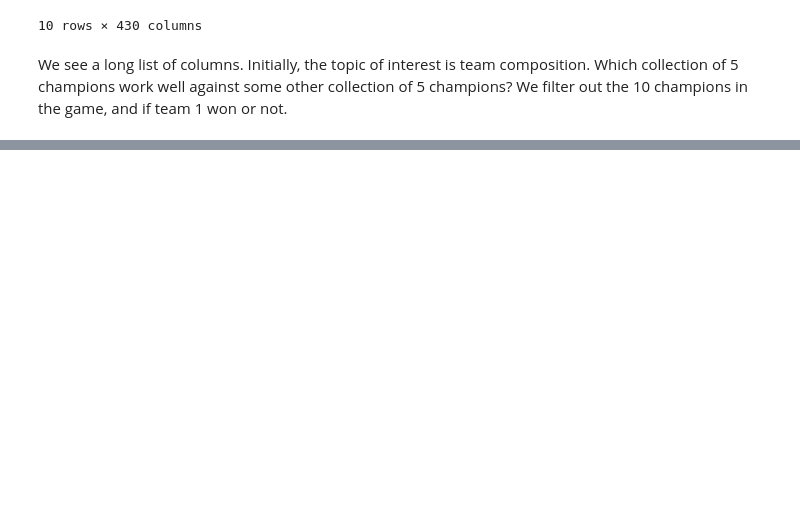
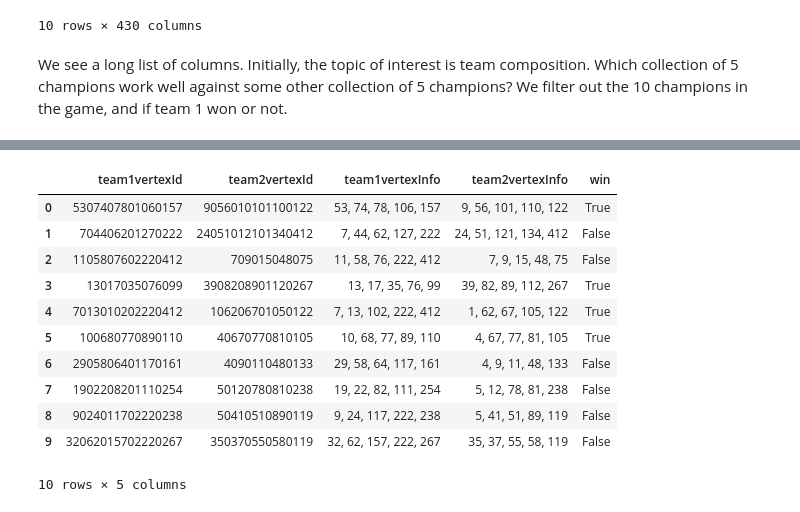
Before and after one commit to alechoey/trLOLing, a Jupyter notebook: analysis/final_project.ipynb, the cells around one changed output, grey strips where cells are left out. Drawn from its saved outputs; the diff is of its cells as text; code cells hidden in the pictures; blank space fills up the shorter version.

```diff
--- a/analysis/final_project.ipynb
+++ b/analysis/final_project.ipynb
@@ -60,0 +63,29 @@ We thought that Graph processing would work best to look at the different team c
+# %%
+# create new column of vertex Ids - we sort by champion id for uniqueness of vertex id, then join with 0 to make more unique
+game_champs['team1vertexId'] = game_champs.apply(
+                                                 lambda row: '0'.join(map(str, sorted([row['1'], row['2'], row['3'], row['4'],row['5']]))),
+                                                 axis=1)
+game_champs['team2vertexId'] = game_champs.apply(
+                                                 lambda row: '0'.join(map(str, sorted([row['6'], row['7'], row['8'], row['9'], row['10']]))),
+                                                 axis=1)
+# create new columns of mapping between vertex Ids and vertex information
+game_champs['team1vertexInfo'] = game_champs.apply(
+                                                 lambda row: ', '.join(map(str, sorted([row['1'], row['2'], row['3'], row['4'],row['5']]))),
+                                                 axis=1)
+game_champs['team2vertexInfo'] = game_champs.apply(
+                                                 lambda row: ', '.join(map(str, sorted([row['6'], row['7'], row['8'], row['9'], row['10']]))),
+                                                 axis=1)
+game_champs[['team1vertexId', 'team2vertexId', 'team1vertexInfo', 'team2vertexInfo', 'win']].head(10)
+# %% [output]
+|  | team1vertexId | team2vertexId | team1vertexInfo | team2vertexInfo | win |
+| 0 | 5307407801060157 | 9056010101100122 | 53, 74, 78, 106, 157 | 9, 56, 101, 110, 122 | True |
+| 1 | 704406201270222 | 24051012101340412 | 7, 44, 62, 127, 222 | 24, 51, 121, 134, 412 | False |
+| 2 | 1105807602220412 | 709015048075 | 11, 58, 76, 222, 412 | 7, 9, 15, 48, 75 | False |
+| 3 | 13017035076099 | 3908208901120267 | 13, 17, 35, 76, 99 | 39, 82, 89, 112, 267 | True |
+| 4 | 7013010202220412 | 106206701050122 | 7, 13, 102, 222, 412 | 1, 62, 67, 105, 122 | True |
+| 5 | 100680770890110 | 40670770810105 | 10, 68, 77, 89, 110 | 4, 67, 77, 81, 105 | True |
+| 6 | 2905806401170161 | 4090110480133 | 29, 58, 64, 117, 161 | 4, 9, 11, 48, 133 | False |
+| 7 | 1902208201110254 | 50120780810238 | 19, 22, 82, 111, 254 | 5, 12, 78, 81, 238 | False |
+| 8 | 9024011702220238 | 50410510890119 | 9, 24, 117, 222, 238 | 5, 41, 51, 89, 119 | False |
+| 9 | 32062015702220267 | 350370550580119 | 32, 62, 157, 222, 267 | 35, 37, 55, 58, 119 | False |
+10 rows × 5 columns
```
Also changed, not shown: parts of 5 cells of this notebook.
